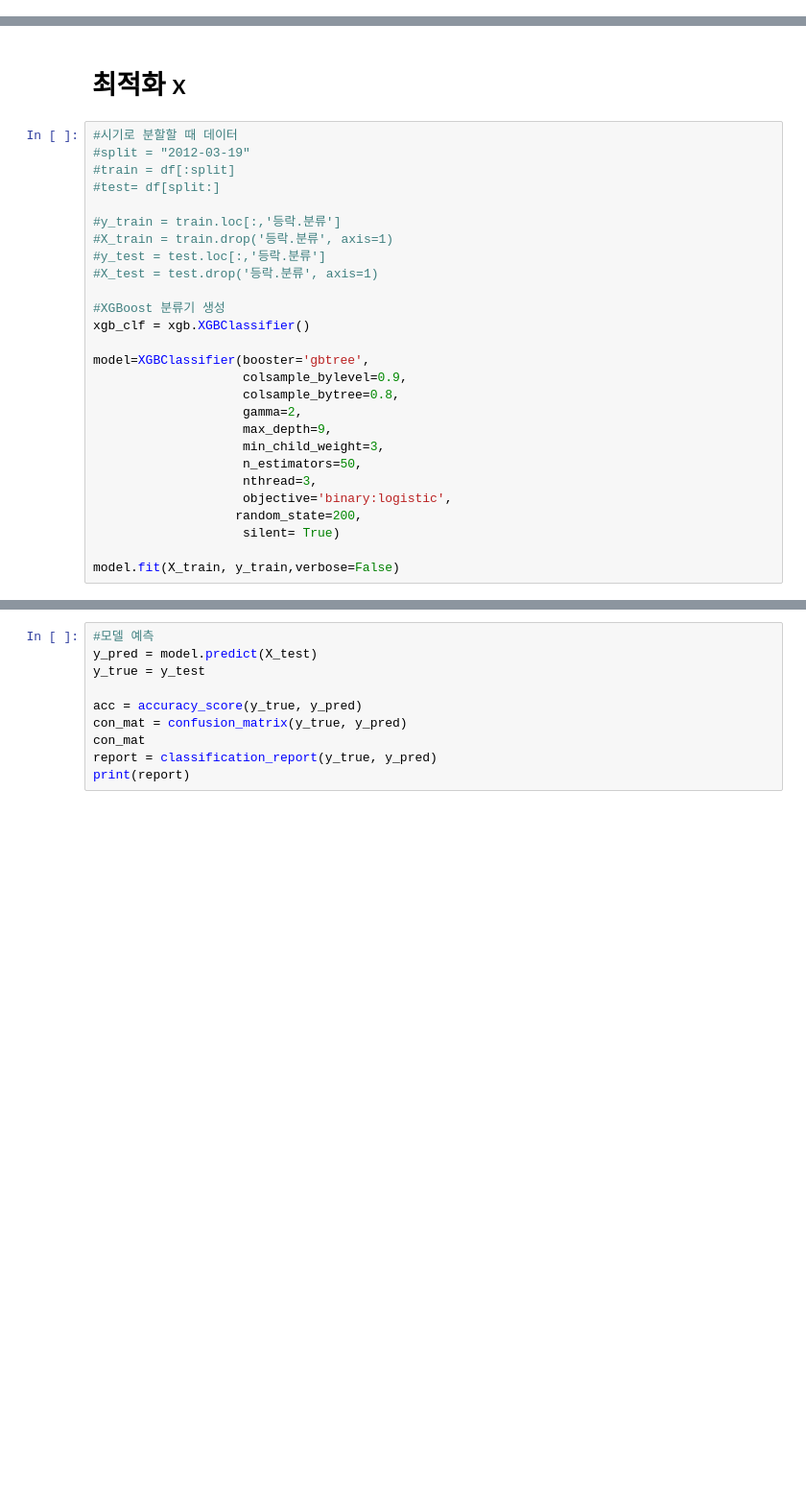
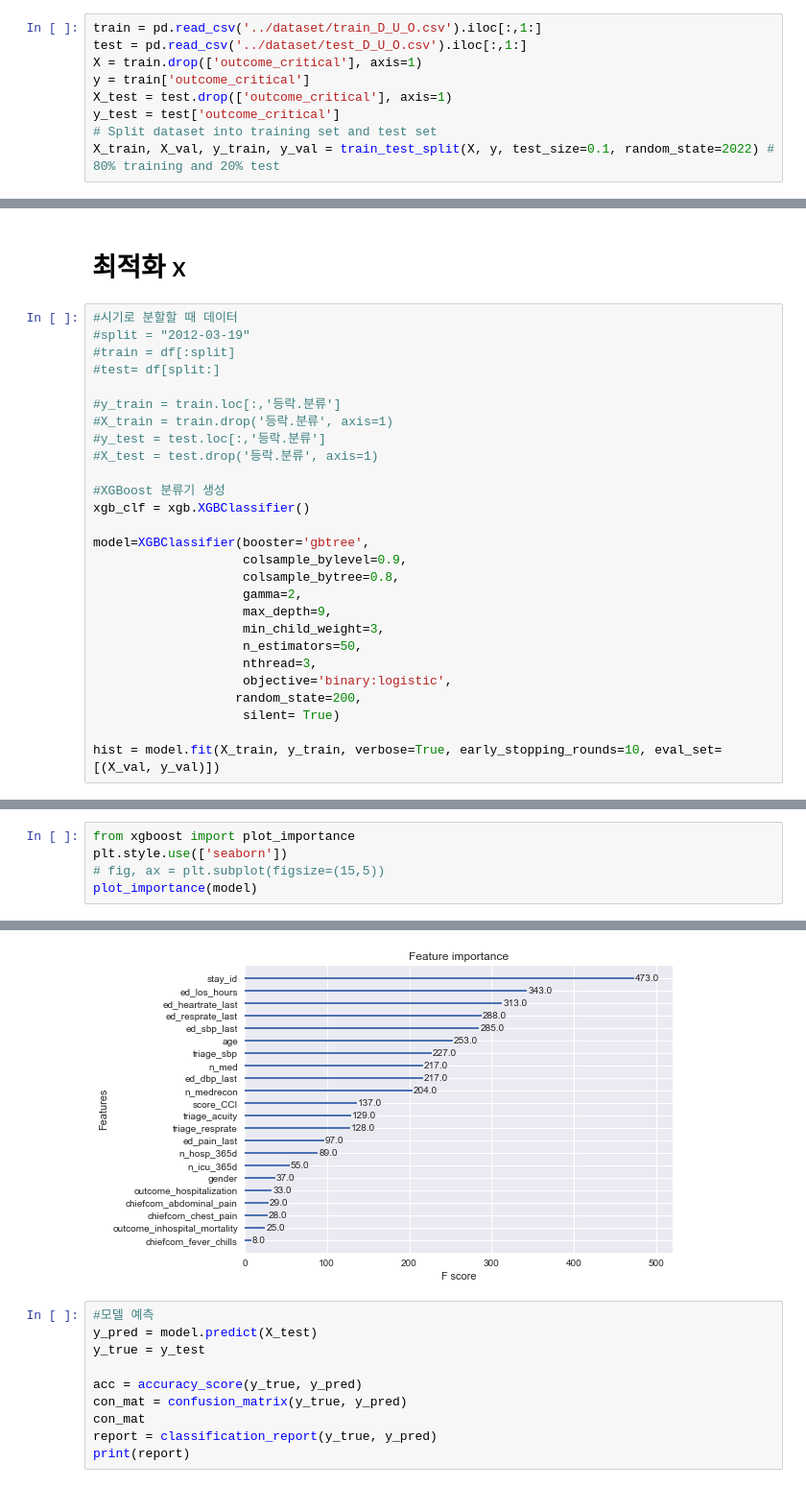
Before and after one commit to noseaj/mimiciv-High-blood-pressure, a Jupyter notebook: modeling/mimic_xgboost.ipynb, the cells around one changed output, grey strips where cells are left out. Shown at 96% size. Saved outputs shown, nothing was run; the diff lists cells and outputs as text; blank space fills up the shorter version.

```diff
--- a/modeling/mimic_xgboost.ipynb
+++ b/modeling/mimic_xgboost.ipynb
@@ -34,6 +43,15 @@ Requirement already satisfied: scipy in c:\users\woghs\anaconda3\lib\site-packag
 Requirement already satisfied: numpy in c:\users\woghs\anaconda3\lib\site-packages (from xgboost) (1.21.5)
 Installing collected packages: xgboost
 Successfully installed xgboost-1.6.1
+# %%
+train = pd.read_csv('../dataset/train_D_U_O.csv').iloc[:,1:]
+test = pd.read_csv('../dataset/test_D_U_O.csv').iloc[:,1:]
+X = train.drop(['outcome_critical'], axis=1)
+y = train['outcome_critical']
+X_test = test.drop(['outcome_critical'], axis=1)
+y_test = test['outcome_critical']
+# Split dataset into training set and test set
+X_train, X_val, y_train, y_val = train_test_split(X, y, test_size=0.1, random_state=2022) # 80% training and 20% test
 # %%
 #등락으로 분류를 시켰기 때문에 등락 퍼센트는 제거해 주었습니다.다른 변수와 상관성이 너무 높은 속성들은 제거처리 해주었습니다.
 df=pd.read_csv(r'C:\test\master_3.csv',encoding='cp949', index_col=0)
@@ -151,5 +169,5 @@ model=XGBClassifier(booster='gbtree',
                    random_state=200,
                     silent= True)
 
-model.fit(X_train, y_train,verbose=False)
+hist = model.fit(X_train, y_train, verbose=True, early_stopping_rounds=10, eval_set=[(X_val, y_val)])
 # %% [output]
@@ -171,0 +224,6 @@ XGBClassifier(base_score=0.5, booster='gbtree', callbacks=None,
+# %%
+from xgboost import plot_importance
+plt.style.use(['seaborn'])
+# fig, ax = plt.subplot(figsize=(15,5))
+plot_importance(model)
+# %% [output]
@@ -172,3 +231,4 @@ XGBClassifier(base_score=0.5, booster='gbtree', callbacks=None,
+[figure, added]
 # %%
 #모델 예측
 y_pred = model.predict(X_test)
```
Also changed, not shown: parts of 7 cells of this notebook, 15 other files.
